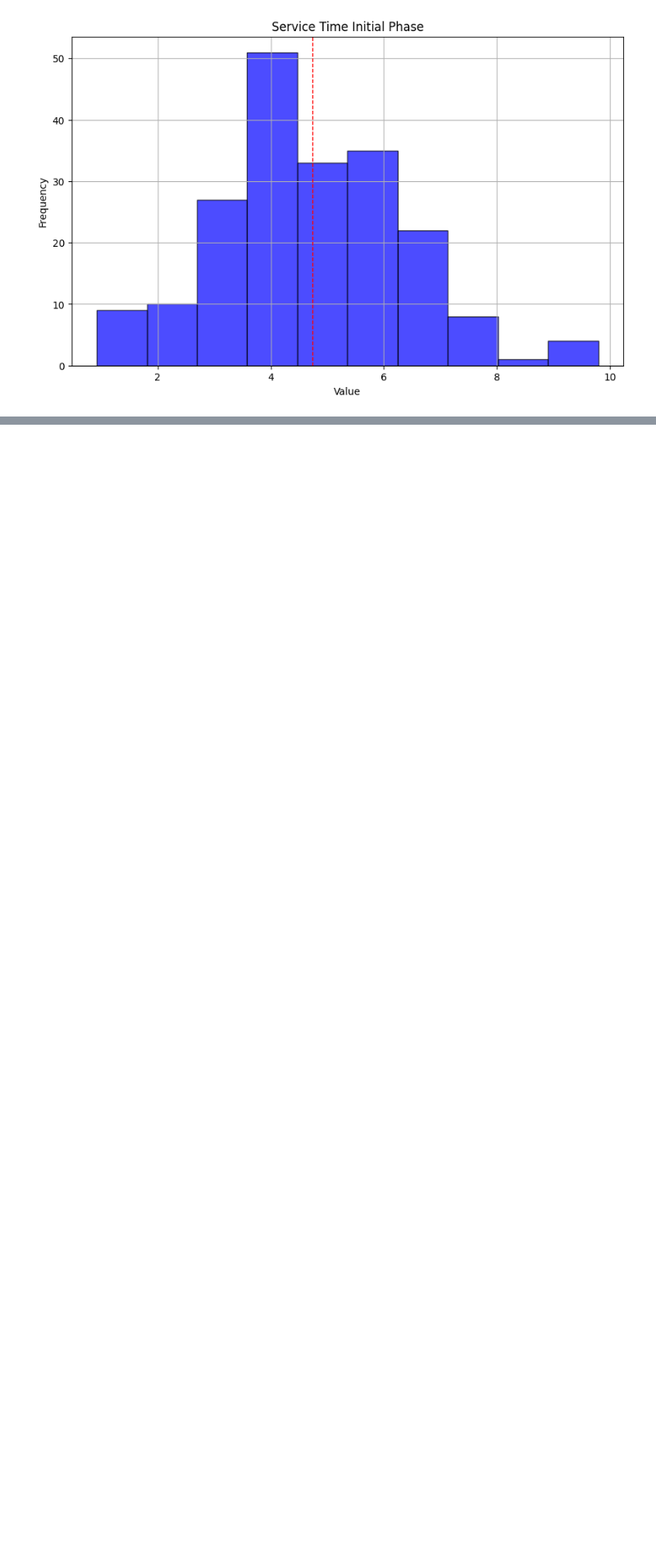
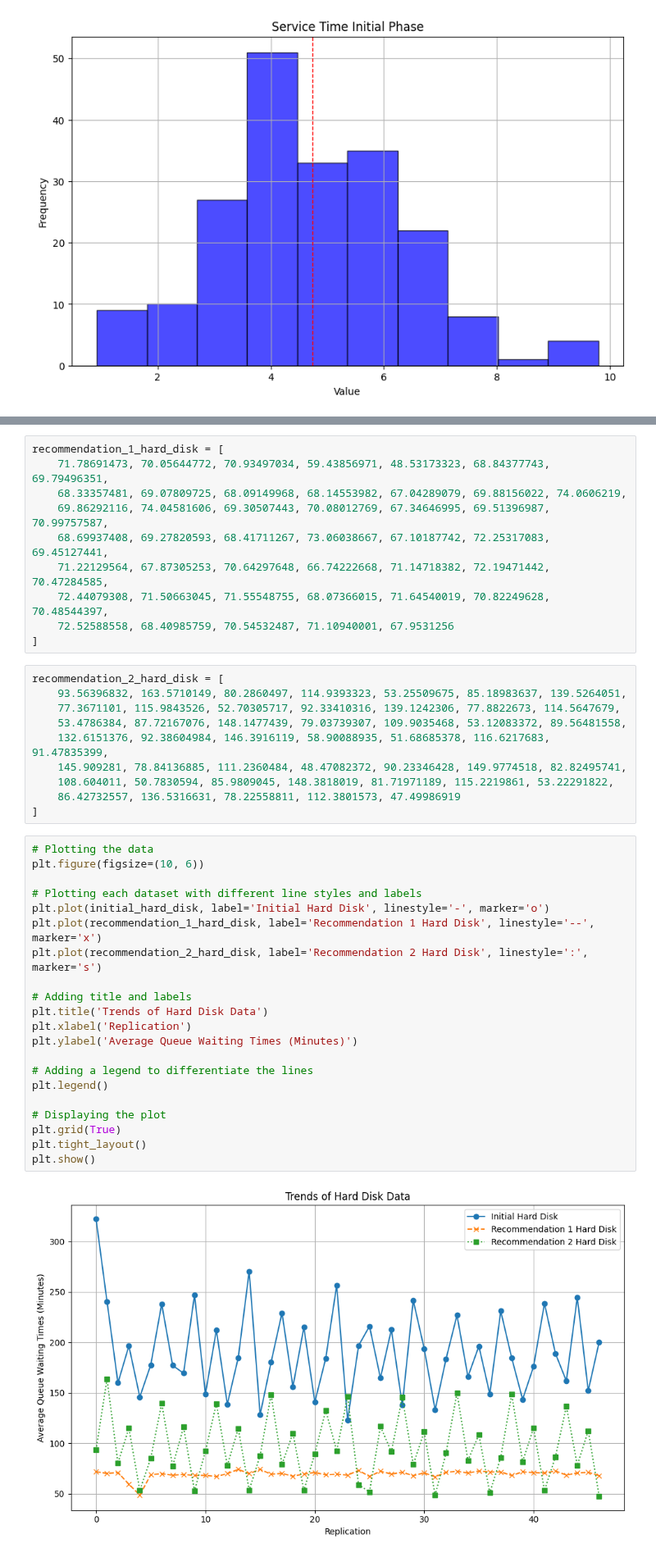
Before and after one commit to LaurenJE/Practice, a Jupyter notebook: code.ipynb, the cells around one changed output, grey strips where cells are left out. Shown at 82% size. Drawn from its saved outputs; the diff is of its cells as text; blank space fills up the shorter version.

```diff
--- a/code.ipynb
+++ b/code.ipynb
@@ -196,0 +260,43 @@ plt.show()
+# %%
+recommendation_1_hard_disk = [
+    71.78691473, 70.05644772, 70.93497034, 59.43856971, 48.53173323, 68.84377743, 69.79496351,
+    68.33357481, 69.07809725, 68.09149968, 68.14553982, 67.04289079, 69.88156022, 74.0606219,
+    69.86292116, 74.04581606, 69.30507443, 70.08012769, 67.34646995, 69.51396987, 70.99757587,
+    68.69937408, 69.27820593, 68.41711267, 73.06038667, 67.10187742, 72.25317083, 69.45127441,
+    71.22129564, 67.87305253, 70.64297648, 66.74222668, 71.14718382, 72.19471442, 70.47284585,
+    72.44079308, 71.50663045, 71.55548755, 68.07366015, 71.64540019, 70.82249628, 70.48544397,
+    72.52588558, 68.40985759, 70.54532487, 71.10940001, 67.9531256
+]
+# %%
+recommendation_2_hard_disk = [
+    93.56396832, 163.5710149, 80.2860497, 114.9393323, 53.25509675, 85.18983637, 139.5264051,
+    77.3671101, 115.9843526, 52.70305717, 92.33410316, 139.1242306, 77.8822673, 114.5647679,
+    53.4786384, 87.72167076, 148.1477439, 79.03739307, 109.9035468, 53.12083372, 89.56481558,
+    132.6151376, 92.38604984, 146.3916119, 58.90088935, 51.68685378, 116.6217683, 91.47835399,
+    145.909281, 78.84136885, 111.2360484, 48.47082372, 90.23346428, 149.9774518, 82.82495741,
+    108.604011, 50.7830594, 85.9809045, 148.3818019, 81.71971189, 115.2219861, 53.22291822,
+    86.42732557, 136.5316631, 78.22558811, 112.3801573, 47.49986919
+]
+# %%
+# Plotting the data
+plt.figure(figsize=(10, 6))
+
+# Plotting each dataset with different line styles and labels
+plt.plot(initial_hard_disk, label='Initial Hard Disk', linestyle='-', marker='o')
+plt.plot(recommendation_1_hard_disk, label='Recommendation 1 Hard Disk', linestyle='--', marker='x')
+plt.plot(recommendation_2_hard_disk, label='Recommendation 2 Hard Disk', linestyle=':', marker='s')
+
+# Adding title and labels
+plt.title('Trends of Hard Disk Data')
+plt.xlabel('Replication')
+plt.ylabel('Average Queue Waiting Times (Minutes)')
+
+# Adding a legend to differentiate the lines
+plt.legend()
+
+# Displaying the plot
+plt.grid(True)
+plt.tight_layout()
+plt.show()
+# %% [output]
+[figure, added]
```
Also changed, not shown: parts of 13 cells of this notebook, 4 other files.
